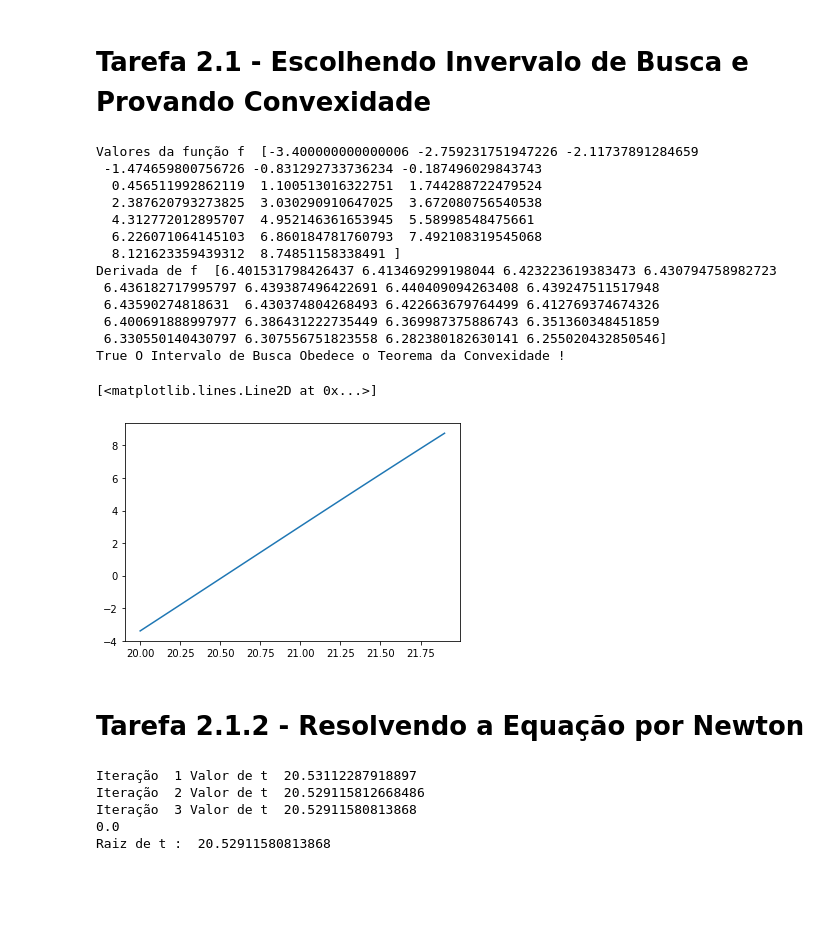
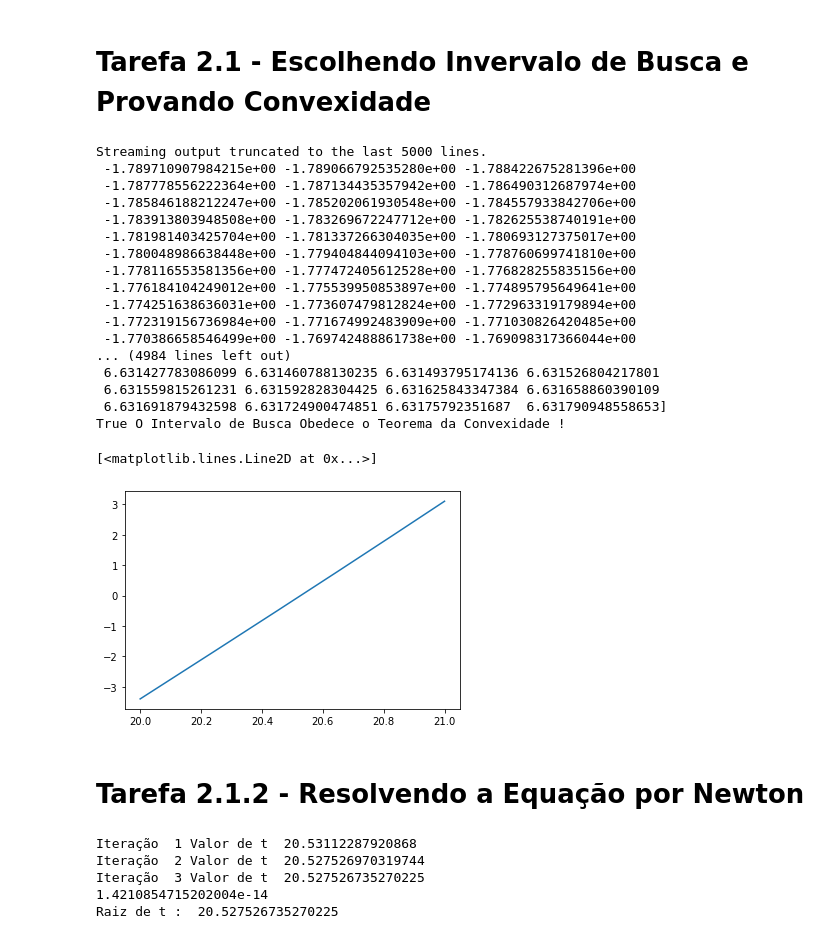
Before and after one commit to johngarrido/MCTB009-17, a Jupyter notebook: exercises_resolution.ipynb, the cells around one changed output. Saved outputs shown, nothing was run; the diff lists cells and outputs as text; code cells hidden in the pictures; blank space fills up the shorter version.

```diff
--- a/exercises_resolution.ipynb
+++ b/exercises_resolution.ipynb
@@ -438,7 +438,7 @@ import matplotlib
 
 # definindo chute inicial e invervalo de busca para o tempo
 tempo = 20
-intervalo_busca = np.arange(20,22,0.1)
+intervalo_busca = np.linspace(20,21,10000)
 saida = np.empty(len(intervalo_busca))
 saidaderivada = np.empty(len(intervalo_busca))
 tam_busca = len(intervalo_busca)
@@ -448,11 +448,9 @@ tam_busca = len(intervalo_busca)
 def Calcular_Funcao(chute):
 ## busca binaria para encontrar o intervalo (i) a qual pertence o tempo de chute
   for i in range (0,n):
-    if(t[i]<tempo and tempo<=t[i+1]):
+    if(t[i]<=tempo and tempo<=t[i+1]):
       indice = i
-
   Sdelta =  ( M[indice] / (6*h[indice+1]))* (t[indice+1]-chute)**3 + ( M[indice+1]/ (6*h[indice+1]) ) * (chute-t[indice])**3 + Ai[indice]*(chute-t[indice]) + Bi[indice]
-  #print("Sdelta = ", Sdelta,"Valor de Chute = ",chute)
   f = Sdelta-(100-2.3*10)
   return(f)
 
@@ -461,51 +459,57 @@ def Calcular_Funcao(chute):
 def Calcular_Derivada(chute):
 
   for i in range (0,n):
-    if(t[i]<tempo and tempo<=t[i+1]):
+    if(t[i]<=tempo and tempo<=t[i+1]):
       indice = i
 
   derivada = -3*( M[indice] / (6*h[indice+1]))* (t[indice+1]-chute)**2 + 3* ( M[indice+1]/ (6*h[indice+1]) ) * (chute-t[indice])**2 + Ai[indice]
   return (derivada)
 
 
 ## Calculando a função f no intervalo de busca
+
 for i in range (0,tam_busca):
   saida[i] = Calcular_Funcao(intervalo_busca[i])
+  #print ("Valores de x ", intervalo_busca[i])
 
 print("Valores da função f ", saida)
 
 ## Calculando a derivada da função f no intervalo de busca
 for i in range (0,tam_busca):
   saidaderivada[i] = Calcular_Derivada(intervalo_busca[i])
 
 print ("Derivada de f ",saidaderivada)
 ## Teste de hipoteses do Teorema da Convexidade
 
 Convexidade = False
 
 if(Calcular_Funcao(intervalo_busca[0])*Calcular_Funcao(intervalo_busca[tam_busca-1])<0 and all(saidaderivada)!=0):
   Convexidade = True
   print (Convexidade,"O Intervalo de Busca Obedece o Teorema da Convexidade !")
 else:
   Convexidade = False
 
 matplotlib.pyplot.plot(intervalo_busca,saida)
 # %% [output]
-Valores da função f  [-3.400000000000006 -2.759231751947226 -2.11737891284659
- -1.474659800756726 -0.831292733736234 -0.187496029843743
-  0.456511992862119  1.100513016322751  1.744288722479524
-  2.387620793273825  3.030290910647025  3.672080756540538
-  4.312772012895707  4.952146361653945  5.58998548475661
-  6.226071064145103  6.860184781760793  7.492108319545068
-  8.121623359439312  8.74851158338491 ]
-Derivada de f  [6.401531798426437 6.413469299198044 6.423223619383473 6.430794758982723
- 6.436182717995797 6.439387496422691 6.440409094263408 6.439247511517948
- 6.43590274818631  6.430374804268493 6.422663679764499 6.412769374674326
- 6.400691888997977 6.386431222735449 6.369987375886743 6.351360348451859
- 6.330550140430797 6.307556751823558 6.282380182630141 6.255020432850546]
+Streaming output truncated to the last 5000 lines.
+ -1.789710907984215e+00 -1.789066792535280e+00 -1.788422675281396e+00
+ -1.787778556222364e+00 -1.787134435357942e+00 -1.786490312687974e+00
+ -1.785846188212247e+00 -1.785202061930548e+00 -1.784557933842706e+00
+ -1.783913803948508e+00 -1.783269672247712e+00 -1.782625538740191e+00
+ -1.781981403425704e+00 -1.781337266304035e+00 -1.780693127375017e+00
+ -1.780048986638448e+00 -1.779404844094103e+00 -1.778760699741810e+00
+ -1.778116553581356e+00 -1.777472405612528e+00 -1.776828255835156e+00
+ -1.776184104249012e+00 -1.775539950853897e+00 -1.774895795649641e+00
+ -1.774251638636031e+00 -1.773607479812824e+00 -1.772963319179894e+00
+ -1.772319156736984e+00 -1.771674992483909e+00 -1.771030826420485e+00
+ -1.770386658546499e+00 -1.769742488861738e+00 -1.769098317366044e+00
+... (4984 lines left out)
+ 6.631427783086099 6.631460788130235 6.631493795174136 6.631526804217801
+ 6.631559815261231 6.631592828304425 6.631625843347384 6.631658860390109
+ 6.631691879432598 6.631724900474851 6.63175792351687  6.631790948558653]
 True O Intervalo de Busca Obedece o Teorema da Convexidade !
 [<matplotlib.lines.Line2D at 0x...>]
-[figure, old version]
+[figure, new version]
 # %% [markdown]
 # **Tarefa 2.1.2 - Resolvendo a Equação por Newton**
 # %%
@@ -524,8 +528,8 @@ Zero = Calcular_Funcao(Resultado)
 print(Zero)
 print("Raiz de t : ", Resultado)
 # %% [output]
-Iteração  1 Valor de t  20.53112287918897
-Iteração  2 Valor de t  20.529115812668486
-Iteração  3 Valor de t  20.52911580813868
-0.0
-Raiz de t :  20.52911580813868
+Iteração  1 Valor de t  20.53112287920868
+Iteração  2 Valor de t  20.527526970319744
+Iteração  3 Valor de t  20.527526735270225
+1.4210854715202004e-14
+Raiz de t :  20.527526735270225
```
